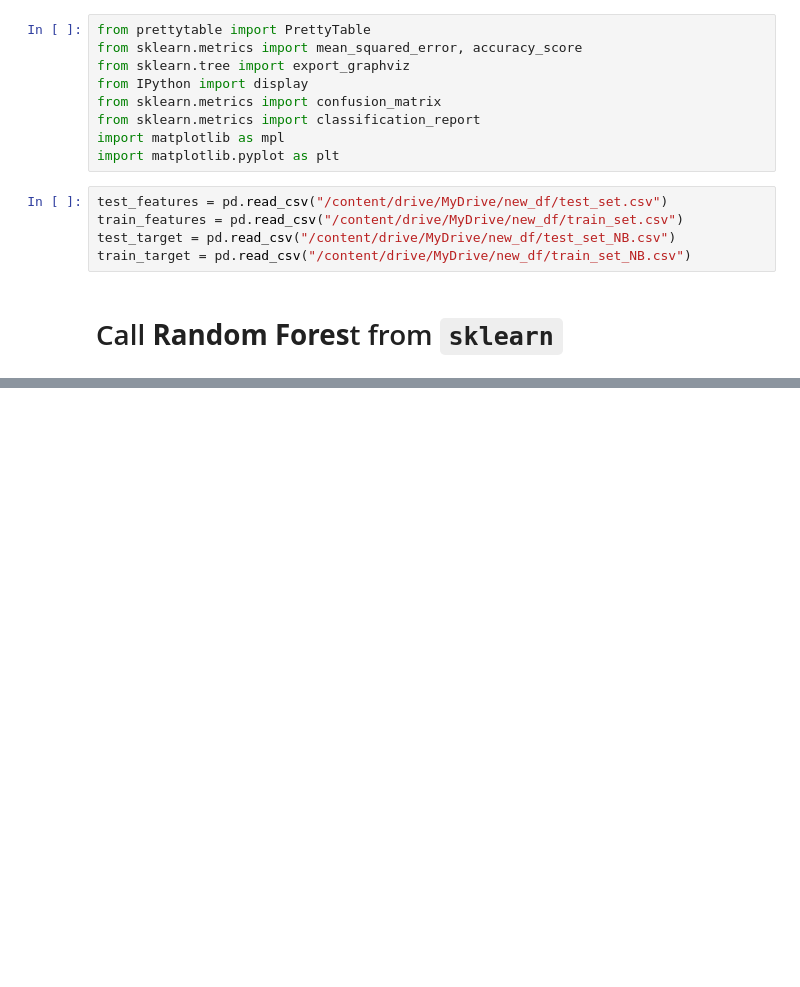
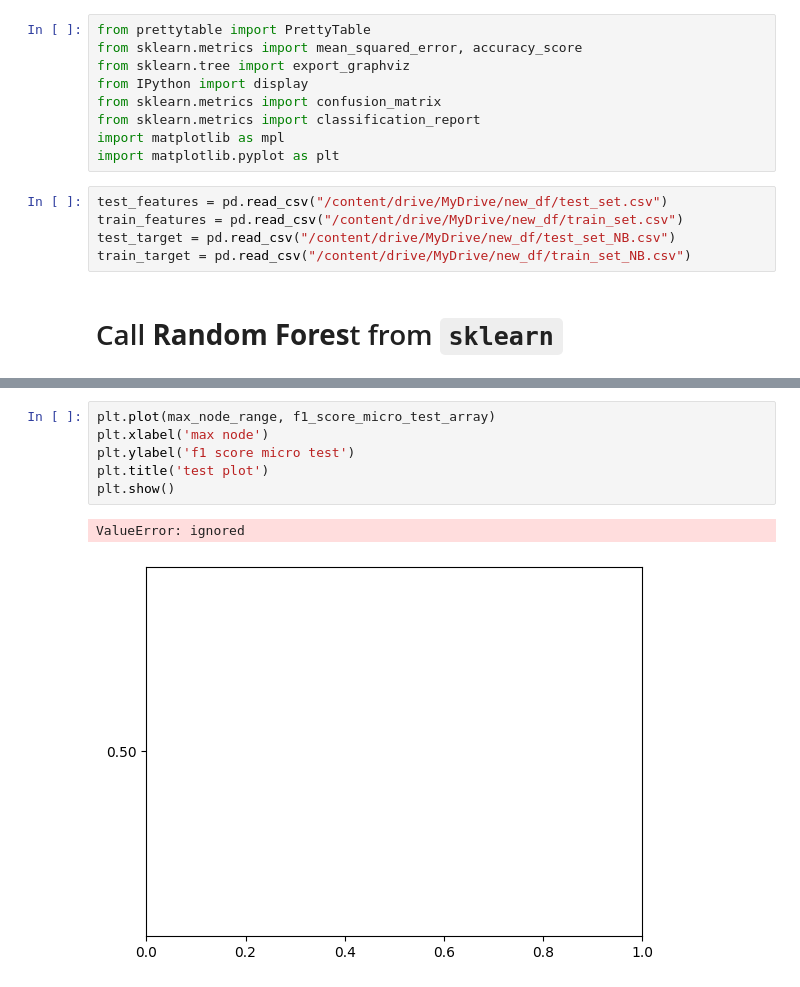
Before and after one commit to vajihe-ameri/predict-software-bugs-in-java-classes, a Jupyter notebook: random_forest.ipynb, the cells around one changed output, grey strips where cells are left out. Cells and saved outputs as stored; diff of their text form; blank space fills up the shorter version.

```diff
--- a/random_forest.ipynb
+++ b/random_forest.ipynb
@@ -141,0 +121,9 @@ Project: titan => Accuracy: 52.33 ; F1: 0.55
+# %%
+plt.plot(max_node_range, f1_score_micro_test_array)
+plt.xlabel('max node')
+plt.ylabel('f1 score micro test')
+plt.title('test plot')
+plt.show()
+# %% [output]
+ValueError: ignored
+[figure, added]
```
Also changed, not shown: parts of 4 cells of this notebook.
